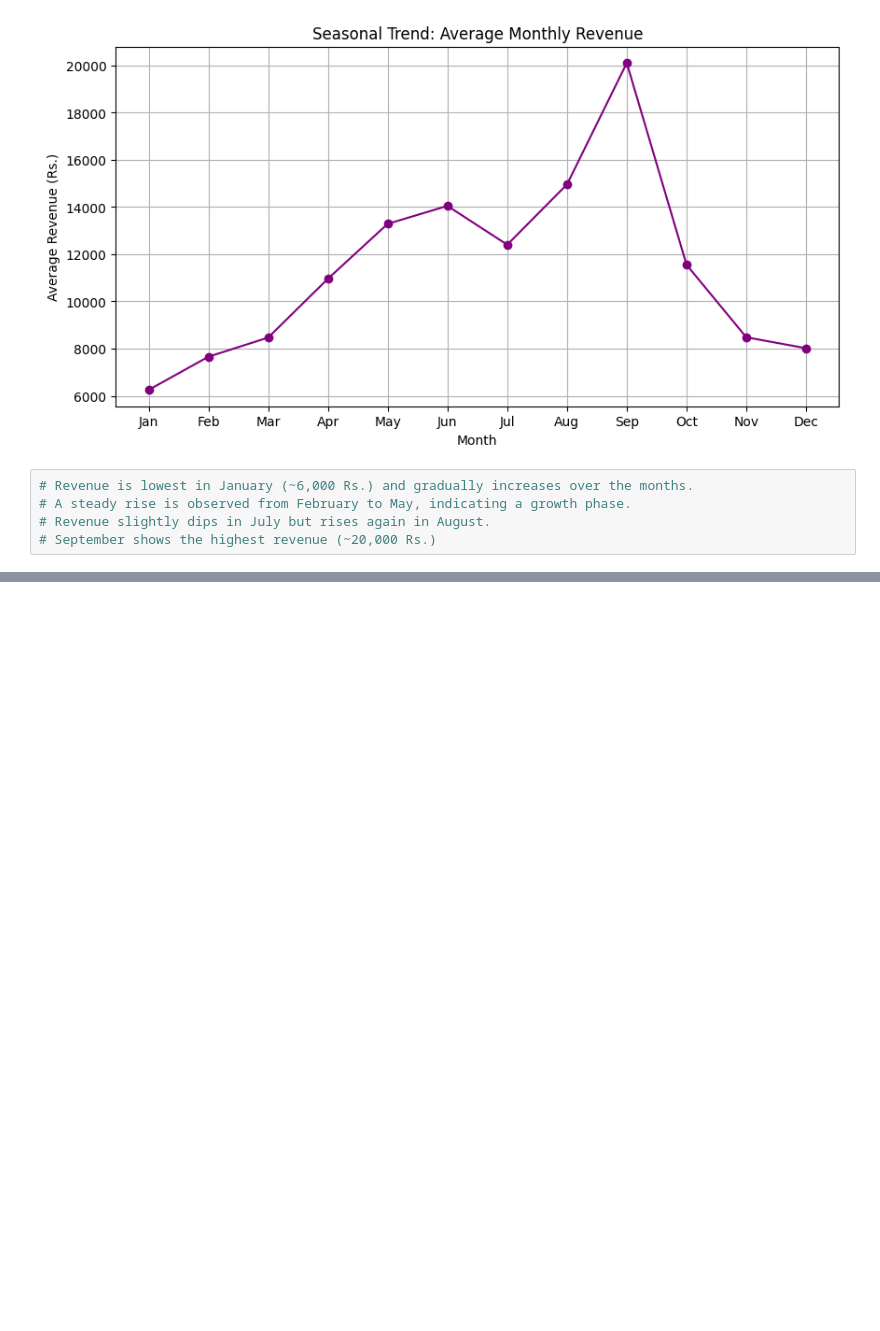
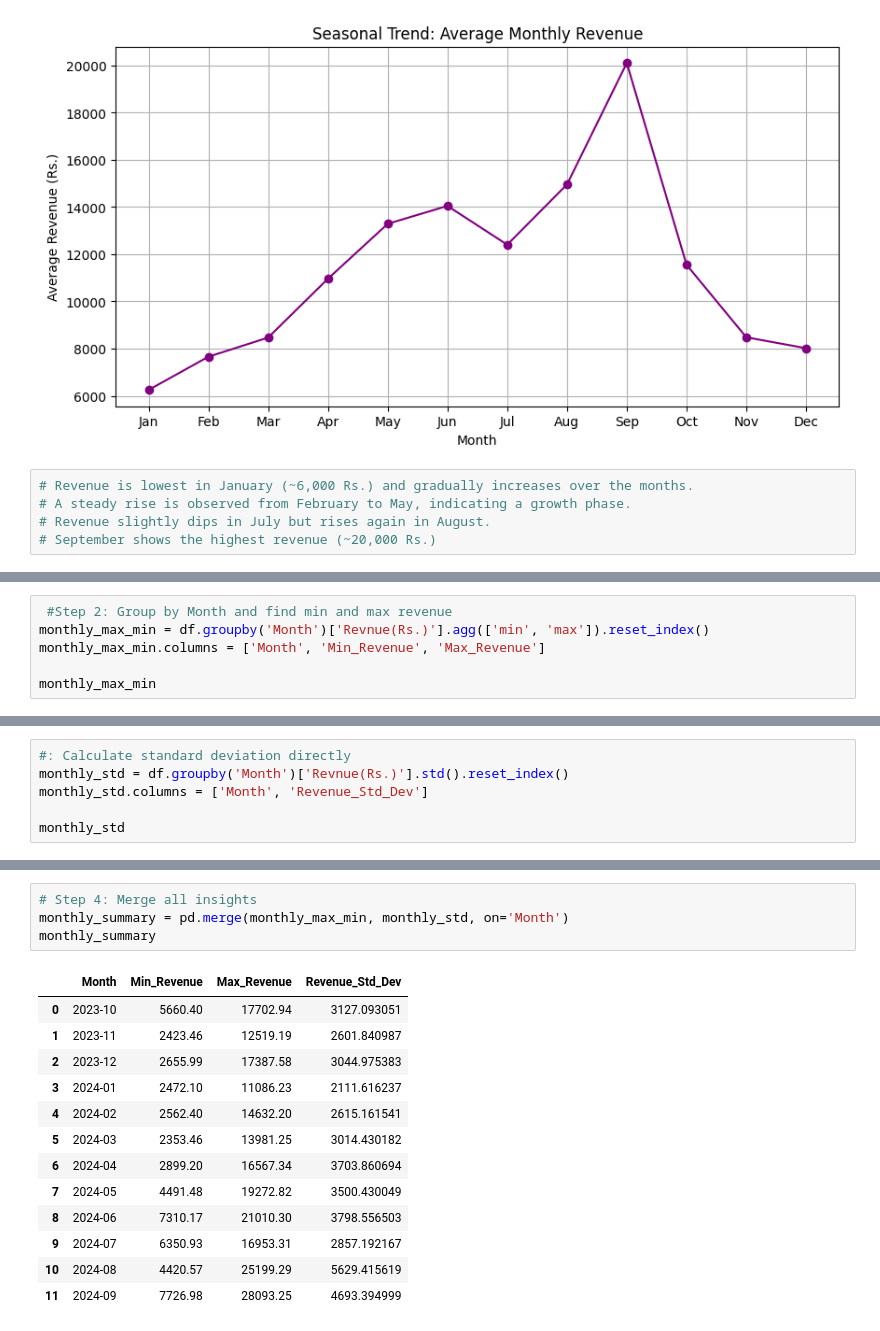
Before and after one commit to malviynjali11/Food-Court-Data-Analysis, a Jupyter notebook: analysis1.ipynb, the cells around one changed output, grey strips where cells are left out. Cells and saved outputs as stored; diff of their text form; blank space fills up the shorter version.

```diff
--- a/analysis1.ipynb
+++ b/analysis1.ipynb
@@ -258,0 +324,6 @@ plt.show()
+# %%
+ #Step 2: Group by Month and find min and max revenue
+monthly_max_min = df.groupby('Month')['Revnue(Rs.)'].agg(['min', 'max']).reset_index()
+monthly_max_min.columns = ['Month', 'Min_Revenue', 'Max_Revenue']
+
+monthly_max_min
@@ -258,0 +344,6 @@ plt.show()
+# %%
+#: Calculate standard deviation directly
+monthly_std = df.groupby('Month')['Revnue(Rs.)'].std().reset_index()
+monthly_std.columns = ['Month', 'Revenue_Std_Dev']
+
+monthly_std
@@ -258,0 +364,18 @@ plt.show()
+# %%
+# Step 4: Merge all insights
+monthly_summary = pd.merge(monthly_max_min, monthly_std, on='Month')
+monthly_summary
+# %% [output]
+|  | Month | Min_Revenue | Max_Revenue | Revenue_Std_Dev |
+| 0 | 2023-10 | 5660.40 | 17702.94 | 3127.093051 |
+| 1 | 2023-11 | 2423.46 | 12519.19 | 2601.840987 |
+| 2 | 2023-12 | 2655.99 | 17387.58 | 3044.975383 |
+| 3 | 2024-01 | 2472.10 | 11086.23 | 2111.616237 |
+| 4 | 2024-02 | 2562.40 | 14632.20 | 2615.161541 |
+| 5 | 2024-03 | 2353.46 | 13981.25 | 3014.430182 |
+| 6 | 2024-04 | 2899.20 | 16567.34 | 3703.860694 |
+| 7 | 2024-05 | 4491.48 | 19272.82 | 3500.430049 |
+| 8 | 2024-06 | 7310.17 | 21010.30 | 3798.556503 |
+| 9 | 2024-07 | 6350.93 | 16953.31 | 2857.192167 |
+| 10 | 2024-08 | 4420.57 | 25199.29 | 5629.415619 |
+| 11 | 2024-09 | 7726.98 | 28093.25 | 4693.394999 |
```
Also changed, not shown: parts of 7 cells of this notebook.
